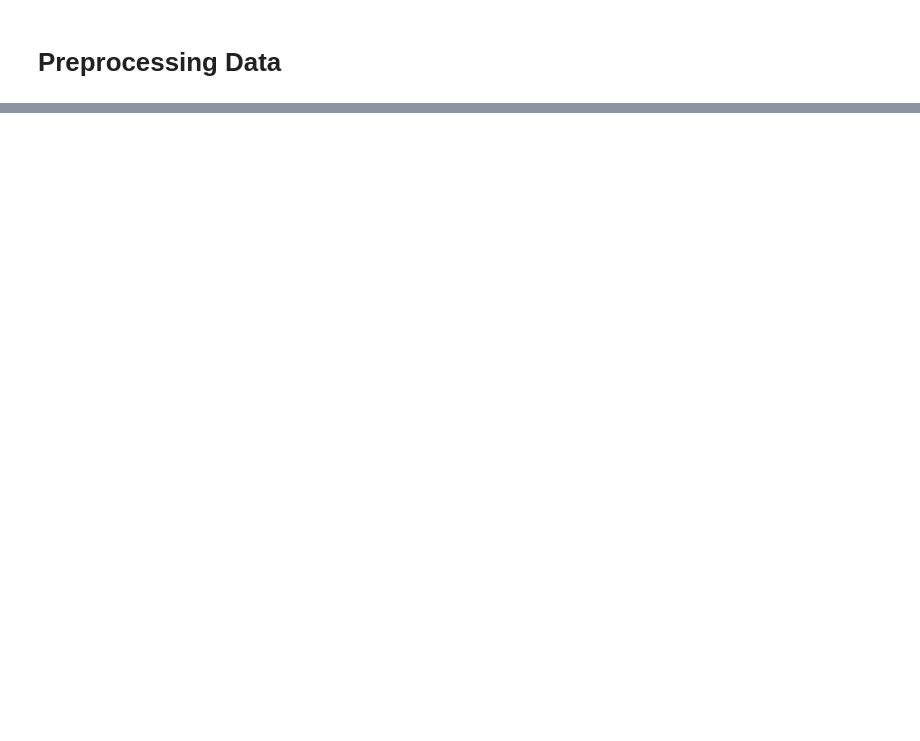
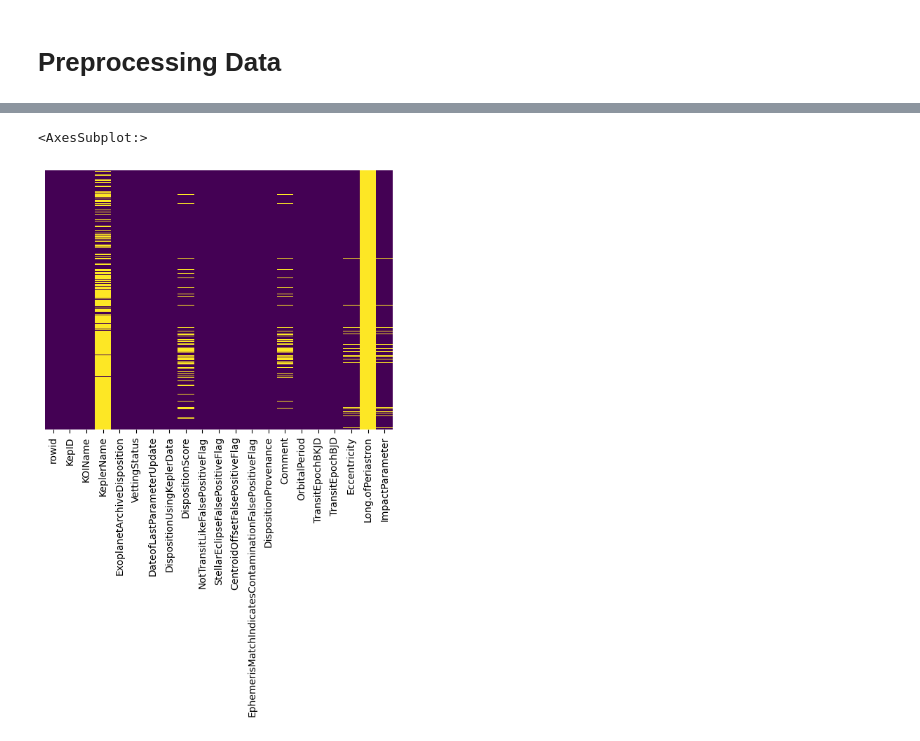
Before and after one commit to brianzjk/exoplanets, a Jupyter notebook: exoplanet_preprocessing.ipynb, the cells around one changed output, grey strips where cells are left out. Saved outputs shown, nothing was run; the diff lists cells and outputs as text; code cells hidden in the pictures; blank space fills up the shorter version.

```diff
--- a/exoplanet_preprocessing.ipynb
+++ b/exoplanet_preprocessing.ipynb
@@ -201,0 +204,4 @@ bruh im fcking stupid apparently this exists: https://exoplanetarchive.ipac.calt
+# %%
+data["ExoplanetCandidate"] = data["DispositionUsingKeplerData"].apply(lambda x : 1 if x == "CANDIDATE" else 0)
+# %%
+data["ExoplanetConfirmed"] = data["ExoplanetArchiveDisposition"].apply(lambda x : 2 if x == "CONFIRMED" else 1 if x == "CANDIDATE" else 0)
@@ -201,0 +210,9 @@ bruh im fcking stupid apparently this exists: https://exoplanetarchive.ipac.calt
+# %%
+def countOne(str):
+    count = 0
+    for c in str:
+        if c == '1':
+            count = count + 1
+    return count
+
+data["QuartersObserved"] = data["Quarters"].apply(lambda x : countOne(str(x)))
@@ -201,0 +221,2 @@ bruh im fcking stupid apparently this exists: https://exoplanetarchive.ipac.calt
+# %%
+data["PlanetaryFit"] = data["PlanetaryFitType"].apply(lambda x : 0 if x == "LS" else 1 if x == "MCMC" else 2)
@@ -201,0 +232,6 @@ bruh im fcking stupid apparently this exists: https://exoplanetarchive.ipac.calt
+# %%
+# see what we're missing
+sns.heatmap(data.iloc[:, :21].isnull(),yticklabels=False,cbar=False,cmap='viridis')
+# %% [output]
+<AxesSubplot:>
+[figure, added]
```
Also changed, not shown: parts of 25 cells of this notebook, 1 other file.
